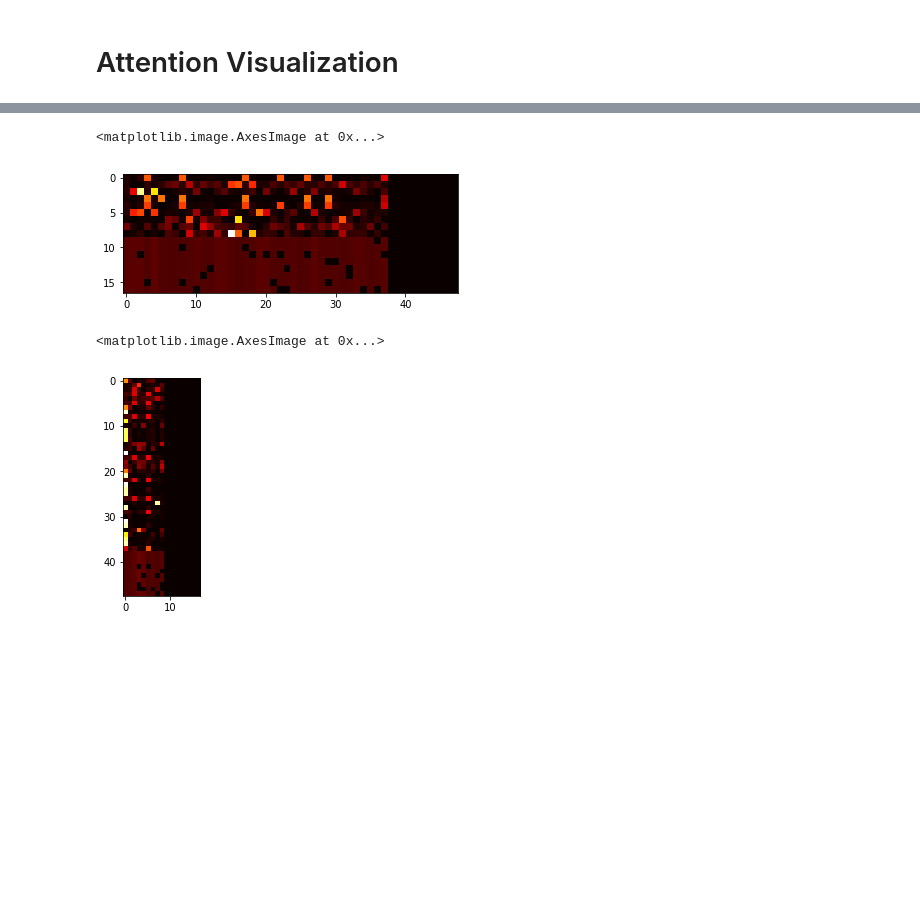
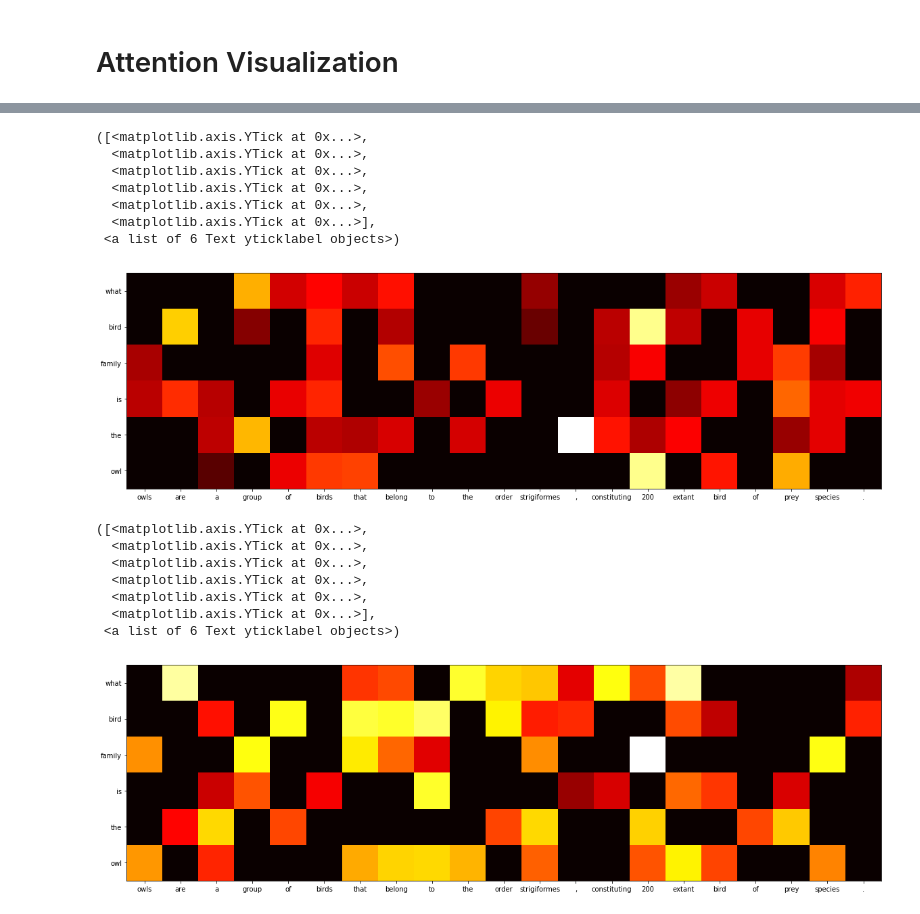
Before and after one commit to Sohyun1798/Deep_learning_project, a Jupyter notebook: debug_suggested.ipynb, the cells around one changed output, grey strips where cells are left out. Drawn from its saved outputs; the diff is of its cells as text; code cells hidden in the pictures; blank space fills up the shorter version.

```diff
--- a/debug_suggested.ipynb
+++ b/debug_suggested.ipynb
@@ -57,7 +54,7 @@ SelfAttentionCnnClassifier = lib.suggested.self_attention_with_cnn.SelfAttention
 
 clf = SelfAttentionCnnClassifier(words_embed=words_embed, out_channels=out_channels,
             conv_width=conv_width, hidden_size=hidden_size, cuda_device=None,
-            h=h, d_ff=d_ff, dropout=dropout)
+            h=h, dropout=dropout)
 # %%
 clf.load_state_dict(torch.load(os.path.join(model_dir, 'net.pt')))
 # %%
@@ -129,3 +102,6 @@ tensor(0.0029)
 # Attention Visualization
 # %%
 import matplotlib.pyplot as plt
+# %%
+q_words = dev_reader.dataset[34].q_words
+a_words = dev_reader.dataset[34].a_words
@@ -132,14 +157,30 @@ import matplotlib.pyplot as plt
 # %%
-plt.imshow(clf.q_mha2.attn[0][0].detach().numpy(), cmap='hot', interpolation='nearest',)
-# plt.xticks(np.arange(10), labels=tokens)
-# plt.yticks(np.arange(10), labels=tokens)
+fig, ax = plt.subplots(figsize=(20, 20))
+
+ax.imshow(clf.q_mha.attn[0][9].detach().numpy(), cmap='hot', interpolation='nearest',)
+plt.xticks(np.arange(len(a_words)), labels=a_words)
+plt.yticks(np.arange(len(q_words)), labels=q_words)
 # %% [output]
-<matplotlib.image.AxesImage at 0x...>
+([<matplotlib.axis.YTick at 0x...>,
+  <matplotlib.axis.YTick at 0x...>,
+  <matplotlib.axis.YTick at 0x...>,
+  <matplotlib.axis.YTick at 0x...>,
+  <matplotlib.axis.YTick at 0x...>,
+  <matplotlib.axis.YTick at 0x...>],
+ <a list of 6 Text yticklabel objects>)
-[figure, old version]
+[figure, new version]
 # %%
-plt.imshow(clf.a_mha2.attn[0][0].detach().numpy(), cmap='hot', interpolation='nearest',)
-# plt.xticks(np.arange(10), labels=tokens)
-# plt.yticks(np.arange(10), labels=tokens)
+fig, ax = plt.subplots(figsize=(20, 20))
+
+ax.imshow(clf.a_mha.attn[0][3].detach().numpy().transpose(), cmap='hot', interpolation='nearest',)
+plt.xticks(np.arange(len(a_words)), labels=a_words)
+plt.yticks(np.arange(len(q_words)), labels=q_words)
 # %% [output]
-<matplotlib.image.AxesImage at 0x...>
+([<matplotlib.axis.YTick at 0x...>,
+  <matplotlib.axis.YTick at 0x...>,
+  <matplotlib.axis.YTick at 0x...>,
+  <matplotlib.axis.YTick at 0x...>,
+  <matplotlib.axis.YTick at 0x...>,
+  <matplotlib.axis.YTick at 0x...>],
+ <a list of 6 Text yticklabel objects>)
-[figure, old version]
+[figure, new version]
```
Also changed, not shown: parts of 16 cells of this notebook, 4 other files.
